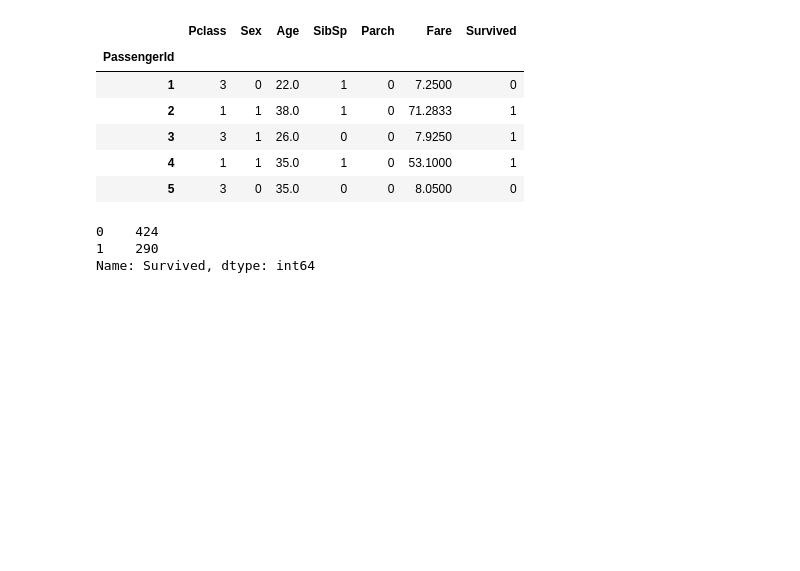
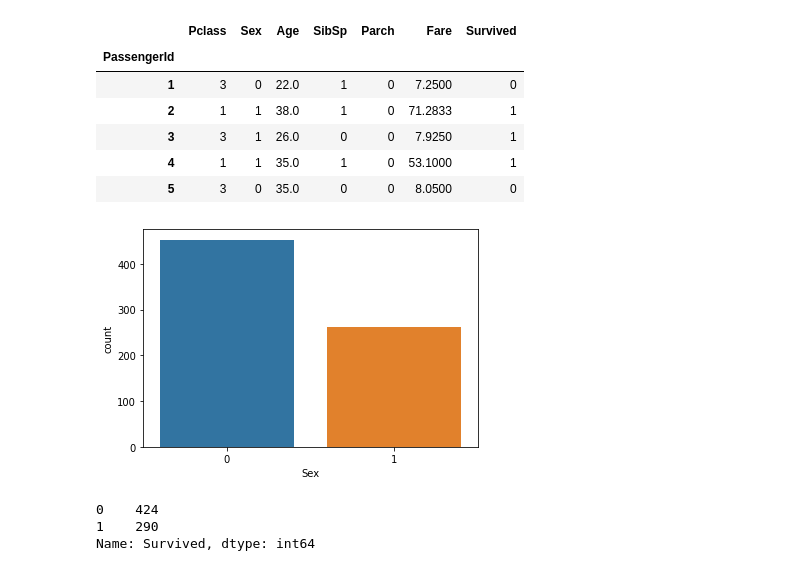
Before and after one commit to jc-costa/Aprendizagem-de-Maquina-SI, a Jupyter notebook: Mini-projeto Árvores de Decisão - Sobrevivência no Titanic/DTC.ipynb, the cells around one changed output. Drawn from its saved outputs; the diff is of its cells as text; code cells hidden in the pictures; blank space fills up the shorter version.

```diff
--- a/Mini-projeto Árvores de Decisão - Sobrevivência no Titanic/DTC.ipynb
+++ b/Mini-projeto Árvores de Decisão - Sobrevivência no Titanic/DTC.ipynb
@@ -75,6 +97,10 @@ new_data.head()
 | 3 | 3 | 1 | 26.0 | 0 | 0 | 7.9250 | 1 |
 | 4 | 1 | 1 | 35.0 | 1 | 0 | 53.1000 | 1 |
 | 5 | 3 | 0 | 35.0 | 0 | 0 | 8.0500 | 0 |
+# %%
+sns.countplot(x='Sex', data= new_data);
+# %% [output]
+[figure, added]
 # %%
 x = new_data.drop('Survived', axis=1)
 y = new_data['Survived']
```
Also changed, not shown: parts of 10 cells of this notebook.
